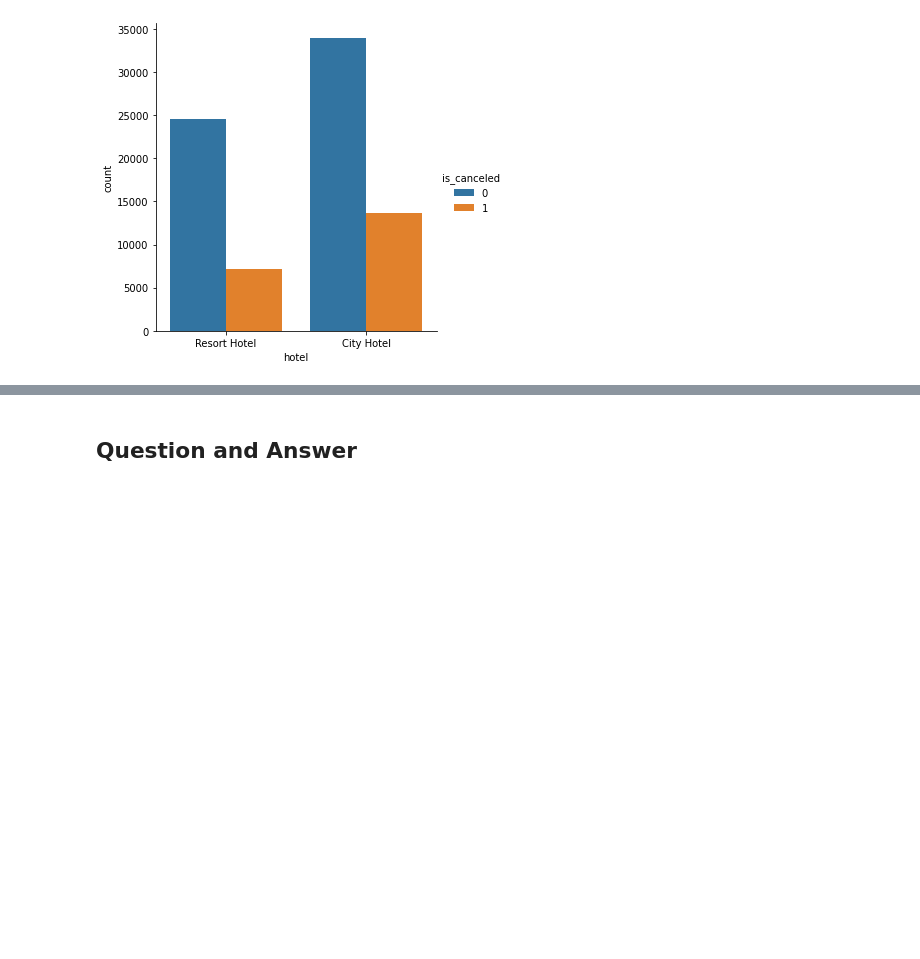
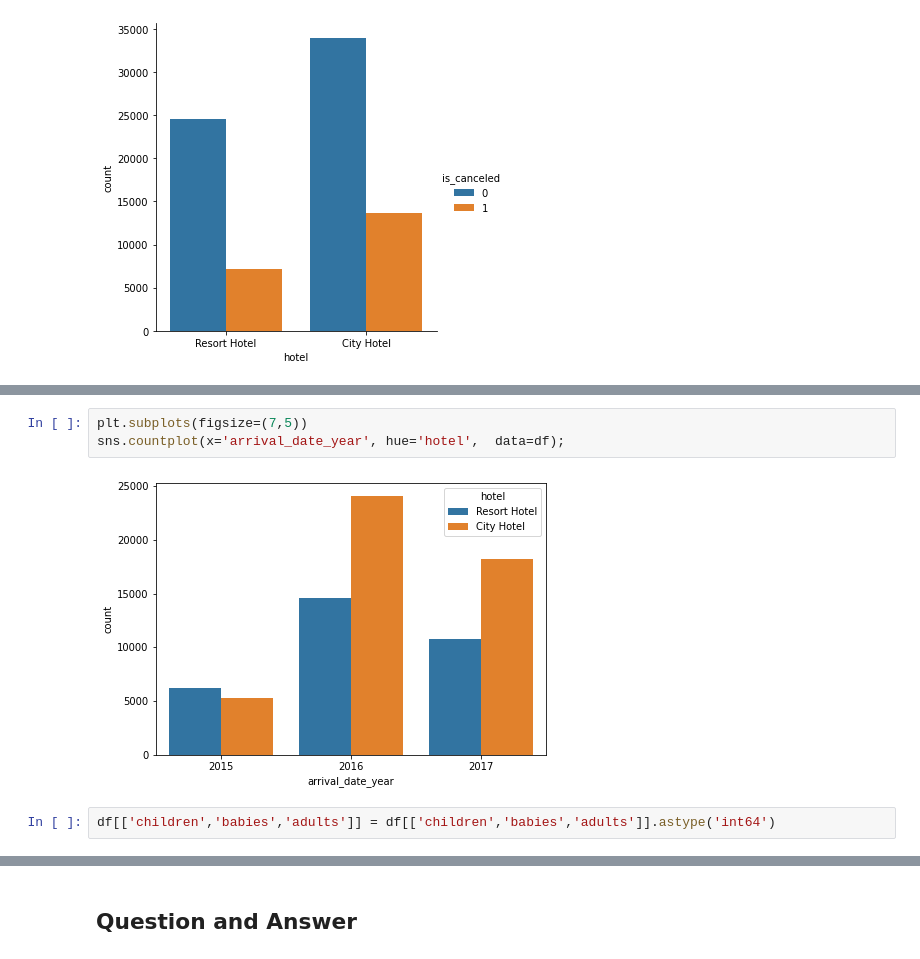
Before and after one commit to Pawan-kumar-Singh/Hotel_Booking-_Analysis, a Jupyter notebook: Hotel_Booking_Analysis_Capstone_Project.ipynb, the cells around one changed output, grey strips where cells are left out. Cells and saved outputs as stored; diff of their text form; blank space fills up the shorter version.

```diff
--- a/Hotel_Booking_Analysis_Capstone_Project.ipynb
+++ b/Hotel_Booking_Analysis_Capstone_Project.ipynb
@@ -1119,0 +1168,7 @@ sns.catplot(x='hotel', kind='count', hue='is_canceled', data=df)
+# %%
+plt.subplots(figsize=(7,5))
+sns.countplot(x='arrival_date_year', hue='hotel',  data=df);
+# %% [output]
+[figure, added]
+# %%
+df[['children','babies','adults']] = df[['children','babies','adults']].astype('int64')
```
Also changed, not shown: parts of 19 cells of this notebook.
